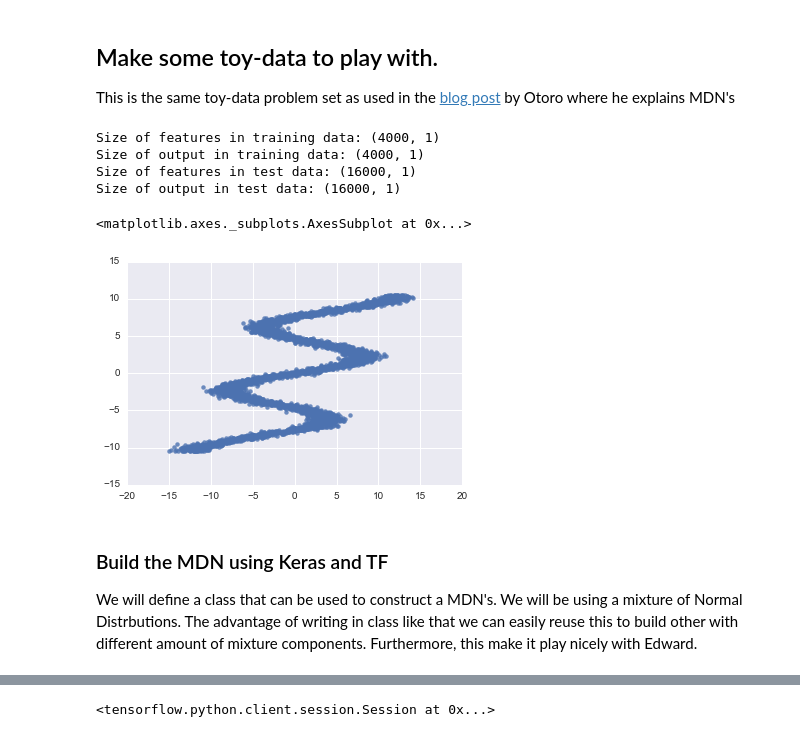
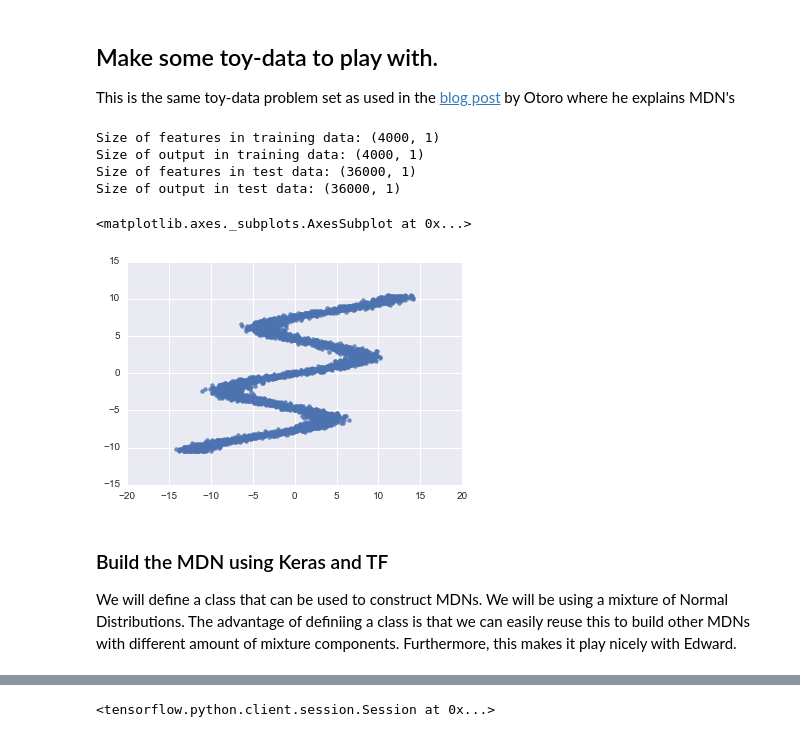
Before and after one commit to cbonnett/MDN_Edward_Keras_TF, a Jupyter notebook: MDN_Edward_Keras_TF.ipynb, the cells around one changed output, grey strips where cells are left out. Drawn from its saved outputs; the diff is of its cells as text; code cells hidden in the pictures.

```diff
--- a/MDN_Edward_Keras_TF.ipynb
+++ b/MDN_Edward_Keras_TF.ipynb
@@ -53,32 +53,32 @@ from sklearn.cross_validation import train_test_split
 
 This is the same toy-data problem set as used in the [blog post](http://blog.otoro.net/2015/11/24/mixture-density-networks-with-tensorflow/) by Otoro where he explains MDN's
 # %%
-def build_toy_dataset(nsample=20000):
+def build_toy_dataset(nsample=40000):
     y_data = np.float32(np.random.uniform(-10.5, 10.5, (1, nsample))).T
     r_data = np.float32(np.random.normal(size=(nsample,1))) # random noise
     x_data = np.float32(np.sin(0.75*y_data)*7.0+y_data*0.5+r_data*1.0)
-    return train_test_split(x_data, y_data, random_state=42, train_size=0.2)
+    return train_test_split(x_data, y_data, random_state=42, train_size=0.1)
 
 X_train, X_test, y_train, y_test = build_toy_dataset()
 print("Size of features in training data: {:s}".format(X_train.shape))
 print("Size of output in training data: {:s}".format(y_train.shape))
 print("Size of features in test data: {:s}".format(X_test.shape))
 print("Size of output in test data: {:s}".format(y_test.shape))
 
 sns.regplot(X_train, y_train, fit_reg=False)
 # %% [output]
 Size of features in training data: (4000, 1)
 Size of output in training data: (4000, 1)
-Size of features in test data: (16000, 1)
-Size of output in test data: (16000, 1)
+Size of features in test data: (36000, 1)
+Size of output in test data: (36000, 1)
 <matplotlib.axes._subplots.AxesSubplot at 0x...>
-[figure, old version]
+[figure, new version]
 # %% [markdown]
 ### Build the MDN using Keras and TF
 
-We will define a class that can be used to construct a MDN's. We will be using a mixture of Normal Distrbutions.
-The advantage of writing in class like that we can easily reuse this to build other with different amount of
-mixture components. Furthermore, this make it play nicely with Edward.
+We will define a class that can be used to construct MDNs. We will be using a mixture of Normal Distributions.
+The advantage of definiing a class is that we can easily reuse this to build other MDNs with different amount of
+mixture components. Furthermore, this makes it play nicely with Edward.
 # %%
 class MixtureDensityNetwork:
     """
```
Also changed, not shown: parts of 14 cells of this notebook.
